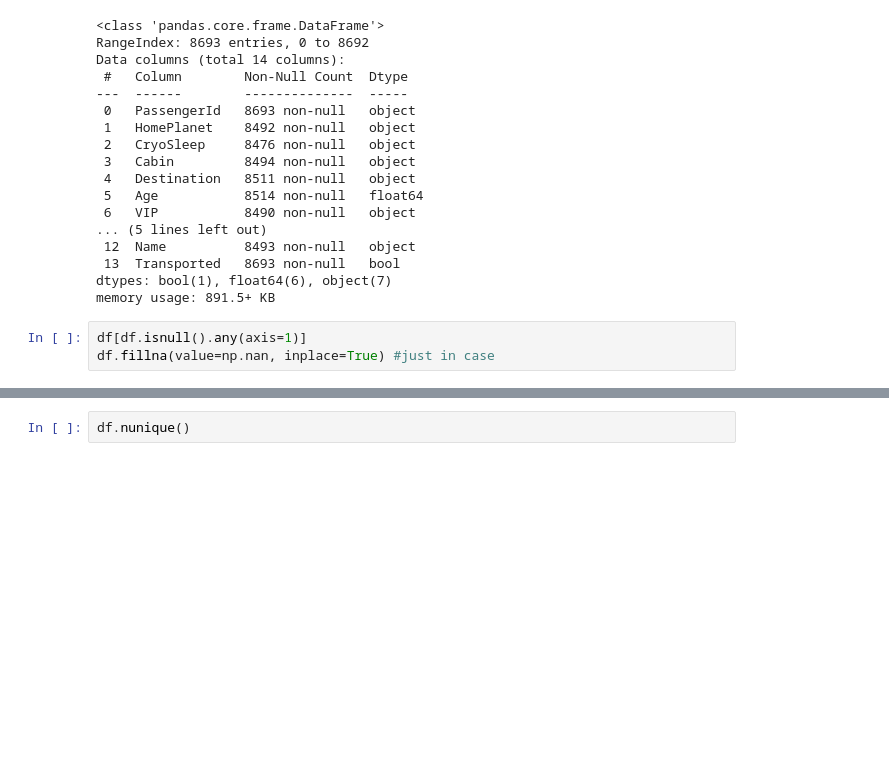
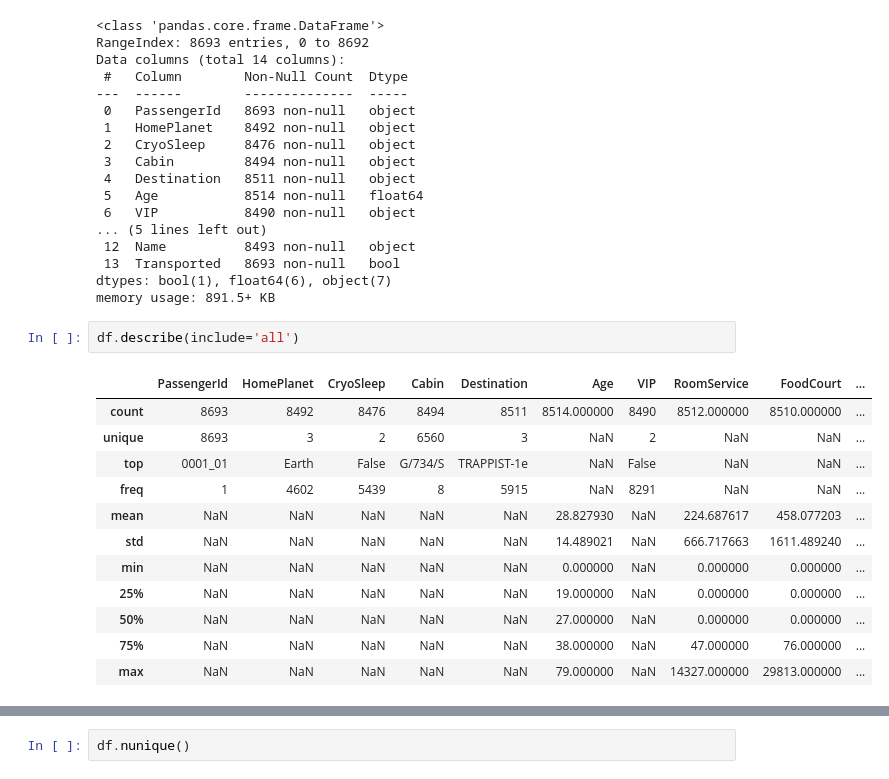
Before and after one commit to mrMichalR/spaceship_titanic, a Jupyter notebook: spaceship_titanic_v2.ipynb, the cells around one changed output, grey strips where cells are left out. Drawn from its saved outputs; the diff is of its cells as text; blank space fills up the shorter version.

```diff
--- a/spaceship_titanic_v2.ipynb
+++ b/spaceship_titanic_v2.ipynb
@@ -140,6 +118,18 @@ Data columns (total 14 columns):
  13  Transported   8693 non-null   bool
 dtypes: bool(1), float64(6), object(7)
 memory usage: 891.5+ KB
-# %%
-df[df.isnull().any(axis=1)]
-df.fillna(value=np.nan, inplace=True) #just in case
+# %%
+df.describe(include='all')
+# %% [output]
+|  | PassengerId | HomePlanet | CryoSleep | Cabin | Destination | Age | VIP | RoomService | FoodCourt | ... |
+| count | 8693 | 8492 | 8476 | 8494 | 8511 | 8514.000000 | 8490 | 8512.000000 | 8510.000000 | ... |
+| unique | 8693 | 3 | 2 | 6560 | 3 | NaN | 2 | NaN | NaN | ... |
+| top | 0001_01 | Earth | False | G/734/S | TRAPPIST-1e | NaN | False | NaN | NaN | ... |
+| freq | 1 | 4602 | 5439 | 8 | 5915 | NaN | 8291 | NaN | NaN | ... |
+| mean | NaN | NaN | NaN | NaN | NaN | 28.827930 | NaN | 224.687617 | 458.077203 | ... |
+| std | NaN | NaN | NaN | NaN | NaN | 14.489021 | NaN | 666.717663 | 1611.489240 | ... |
+| min | NaN | NaN | NaN | NaN | NaN | 0.000000 | NaN | 0.000000 | 0.000000 | ... |
+| 25% | NaN | NaN | NaN | NaN | NaN | 19.000000 | NaN | 0.000000 | 0.000000 | ... |
+| 50% | NaN | NaN | NaN | NaN | NaN | 27.000000 | NaN | 0.000000 | 0.000000 | ... |
+| 75% | NaN | NaN | NaN | NaN | NaN | 38.000000 | NaN | 47.000000 | 76.000000 | ... |
+| max | NaN | NaN | NaN | NaN | NaN | 79.000000 | NaN | 14327.000000 | 29813.000000 | ... |
```
Also changed, not shown: parts of 45 cells of this notebook.
